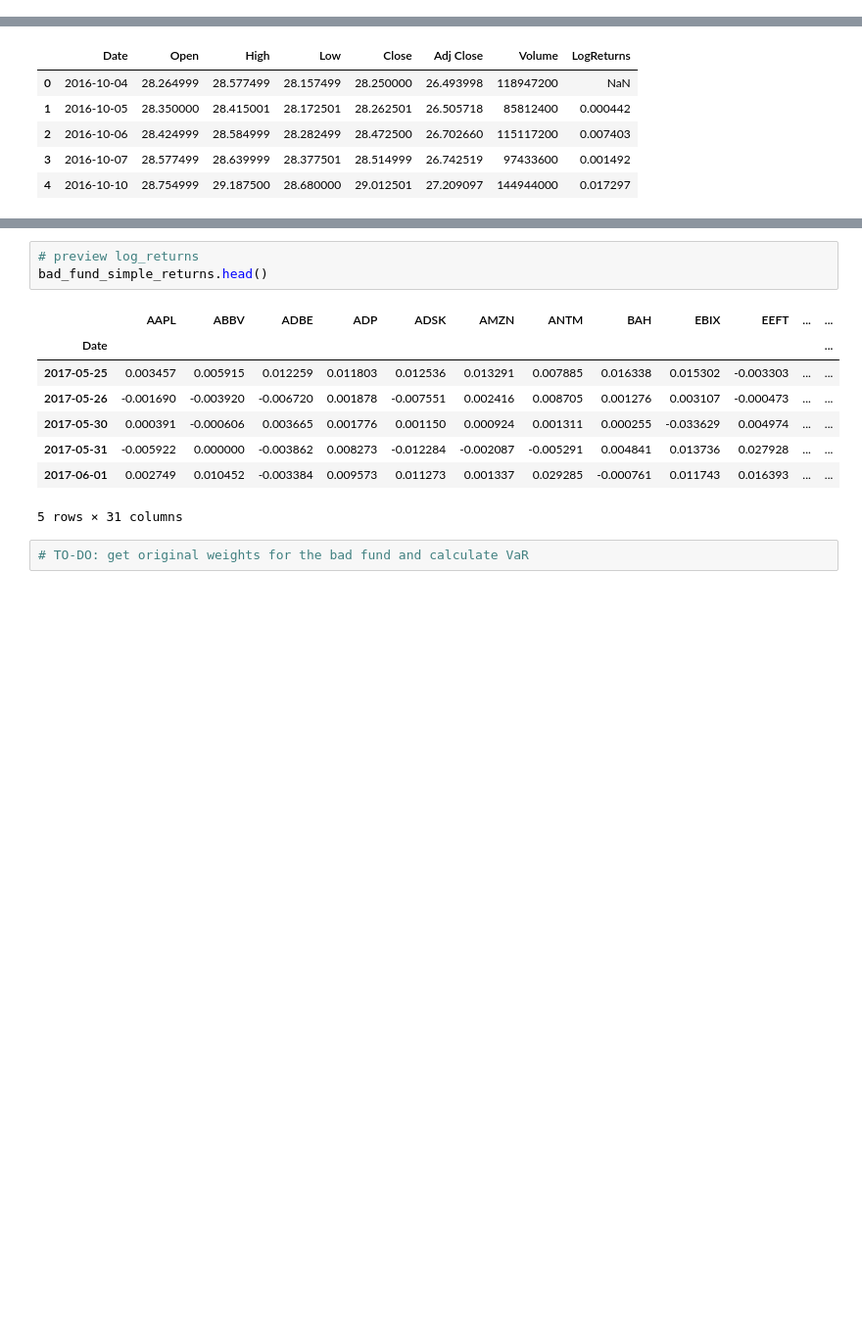
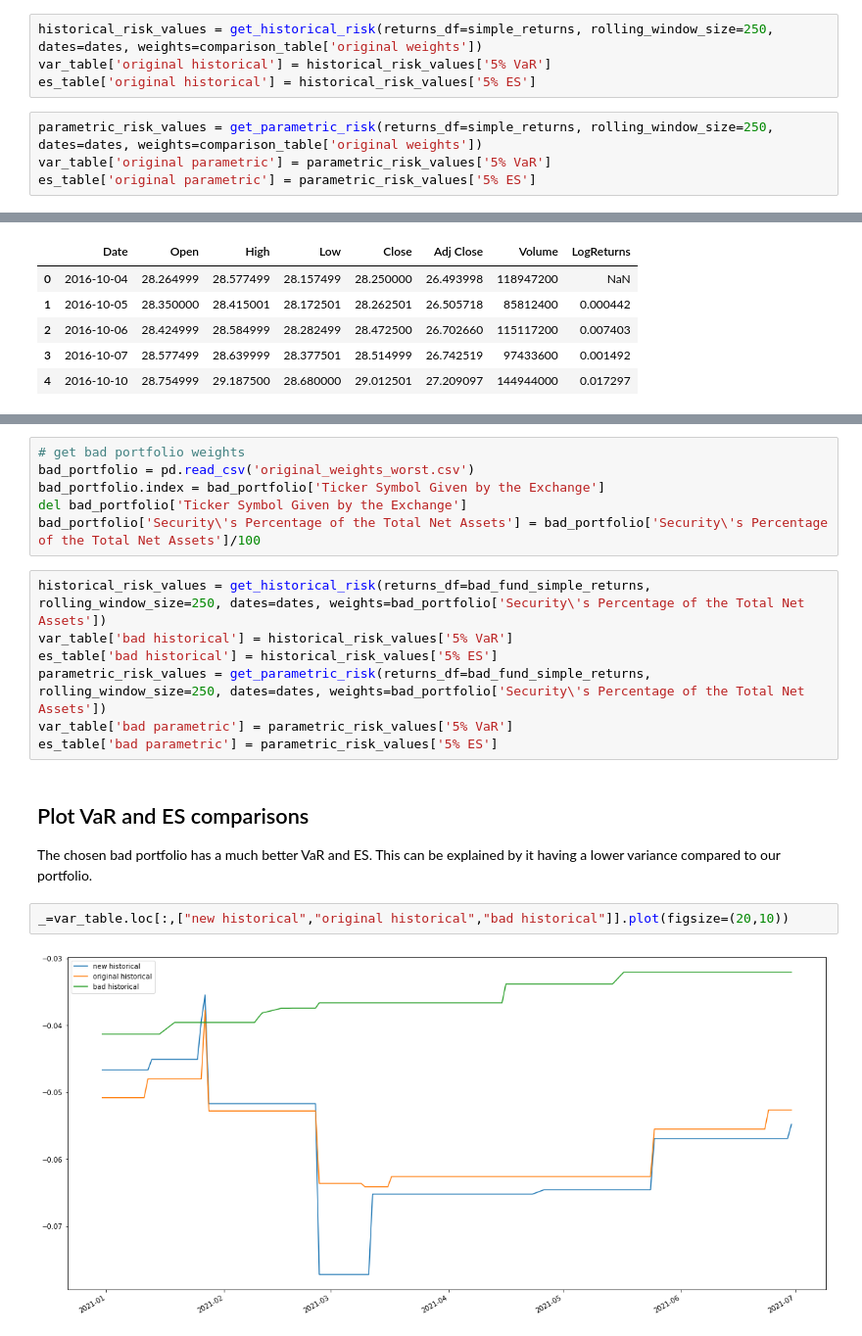
Before and after one commit to coldsonata/bt4016-project, a Jupyter notebook: midterm_code.ipynb, the cells around one changed output, grey strips where cells are left out. Shown: that part at 98% size. Drawn from its saved outputs; the diff is of its cells as text; blank space fills up the shorter version.

```diff
--- a/midterm_code.ipynb
+++ b/midterm_code.ipynb
@@ -772,3 +833,11 @@ parametric_risk_values
+# %%
+historical_risk_values = get_historical_risk(returns_df=simple_returns, rolling_window_size=250, dates=dates, weights=comparison_table['original weights'])
+var_table['original historical'] = historical_risk_values['5% VaR']
+es_table['original historical'] = historical_risk_values['5% ES']
+# %%
+parametric_risk_values = get_parametric_risk(returns_df=simple_returns, rolling_window_size=250, dates=dates, weights=comparison_table['original weights'])
+var_table['original parametric'] = parametric_risk_values['5% VaR']
+es_table['original parametric'] = parametric_risk_values['5% ES']
 # %% [markdown]
 ### Risk for old portfolio
 # %%
@@ -812,17 +881,24 @@ for ticker, df in bad_fund.items():
 bad_fund_simple_returns = np.exp(bad_fund_log_returns)-1
 # set bad fund earliest date to the same as the good fund
 bad_fund_simple_returns = bad_fund_simple_returns[bad_fund_simple_returns.index>=simple_returns.index[0]]
-# %%
-# preview log_returns
-bad_fund_simple_returns.head()
-# %% [output]
-|  | AAPL | ABBV | ADBE | ADP | ADSK | AMZN | ANTM | BAH | EBIX | EEFT | ... | ... |
-| Date |  |  |  |  |  |  |  |  |  |  |  | ... |
-| 2017-05-25 | 0.003457 | 0.005915 | 0.012259 | 0.011803 | 0.012536 | 0.013291 | 0.007885 | 0.016338 | 0.015302 | -0.003303 | ... | ... |
-| 2017-05-26 | -0.001690 | -0.003920 | -0.006720 | 0.001878 | -0.007551 | 0.002416 | 0.008705 | 0.001276 | 0.003107 | -0.000473 | ... | ... |
-| 2017-05-30 | 0.000391 | -0.000606 | 0.003665 | 0.001776 | 0.001150 | 0.000924 | 0.001311 | 0.000255 | -0.033629 | 0.004974 | ... | ... |
-| 2017-05-31 | -0.005922 | 0.000000 | -0.003862 | 0.008273 | -0.012284 | -0.002087 | -0.005291 | 0.004841 | 0.013736 | 0.027928 | ... | ... |
-| 2017-06-01 | 0.002749 | 0.010452 | -0.003384 | 0.009573 | 0.011273 | 0.001337 | 0.029285 | -0.000761 | 0.011743 | 0.016393 | ... | ... |
-5 rows × 31 columns
-# %%
-# TO-DO: get original weights for the bad fund and calculate VaR
+# %%
+# get bad portfolio weights
+bad_portfolio = pd.read_csv('original_weights_worst.csv')
+bad_portfolio.index = bad_portfolio['Ticker Symbol Given by the Exchange']
+del bad_portfolio['Ticker Symbol Given by the Exchange']
+bad_portfolio['Security\'s Percentage of the Total Net Assets'] = bad_portfolio['Security\'s Percentage of the Total Net Assets']/100
+# %%
+historical_risk_values = get_historical_risk(returns_df=bad_fund_simple_returns, rolling_window_size=250, dates=dates, weights=bad_portfolio['Security\'s Percentage of the Total Net Assets'])
+var_table['bad historical'] = historical_risk_values['5% VaR']
+es_table['bad historical'] = historical_risk_values['5% ES']
+parametric_risk_values = get_parametric_risk(returns_df=bad_fund_simple_returns, rolling_window_size=250, dates=dates, weights=bad_portfolio['Security\'s Percentage of the Total Net Assets'])
+var_table['bad parametric'] = parametric_risk_values['5% VaR']
+es_table['bad parametric'] = parametric_risk_values['5% ES']
+# %% [markdown]
+## Plot VaR and ES comparisons
+
+The chosen bad portfolio has a much better VaR and ES. This can be explained by it having a lower variance compared to our portfolio.
+# %%
+_=var_table.loc[:,["new historical","original historical","bad historical"]].plot(figsize=(20,10))
+# %% [output]
+[figure, added]
```
Also changed, not shown: parts of 36 cells of this notebook, 1 other file.
